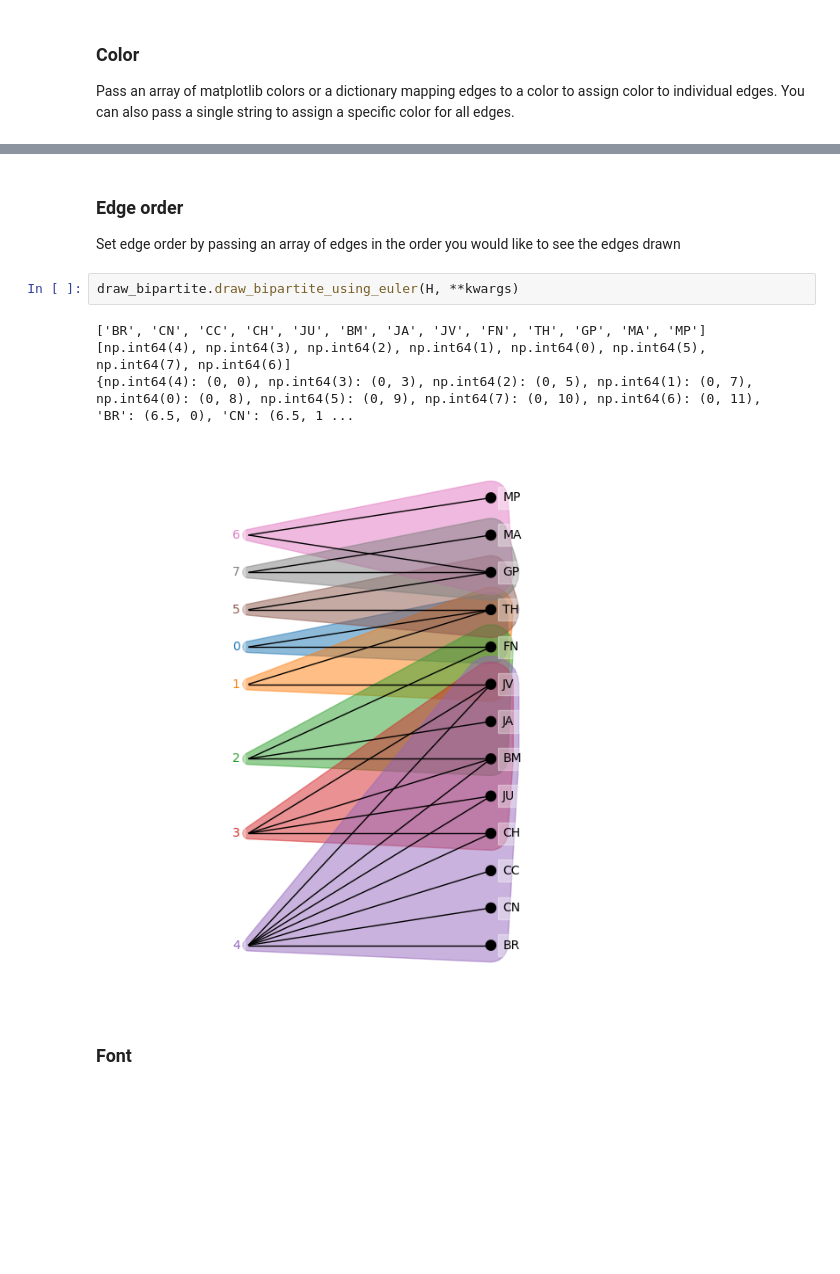
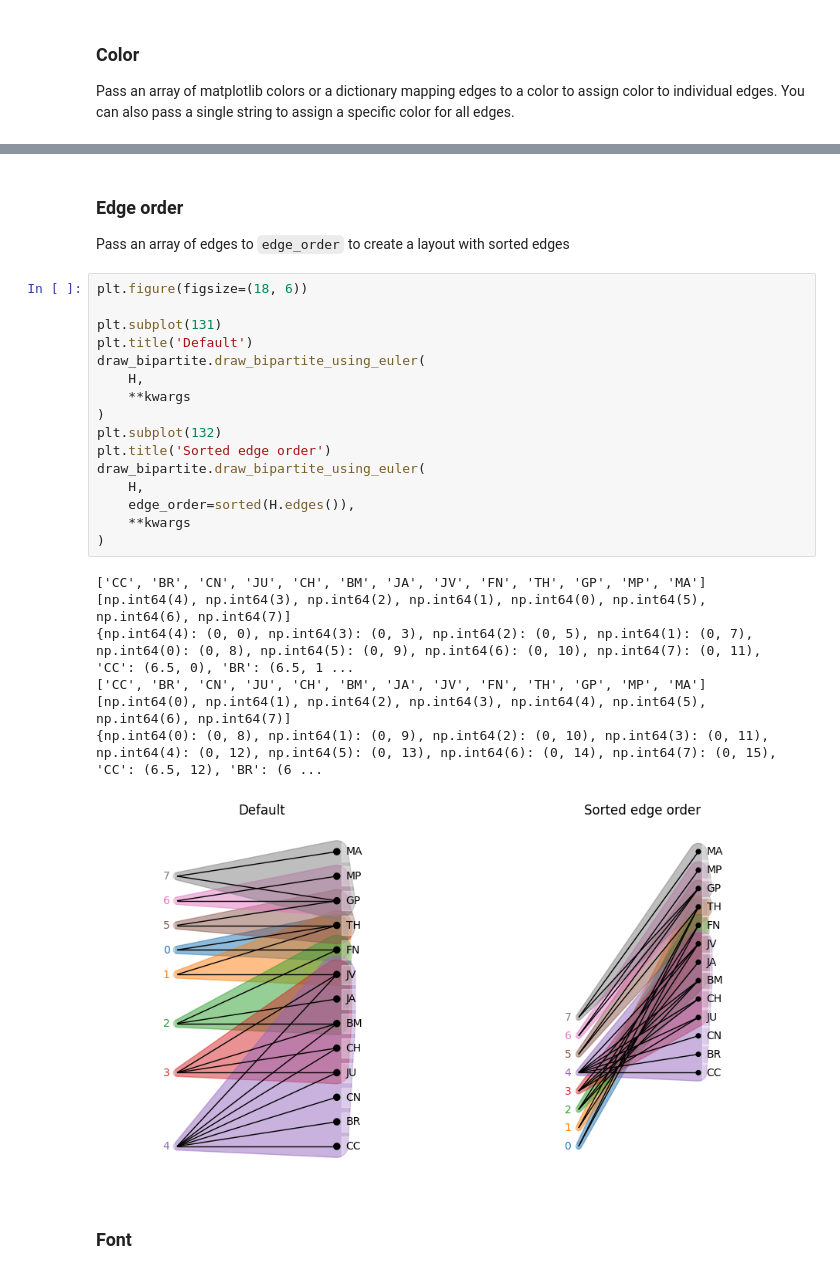
Before and after one commit to pnnl/HyperNetX, a Jupyter notebook: tutorials/dev/Advanced Visualization for Two Column Bipartite.ipynb, the cells around one changed output, grey strips where cells are left out. Saved outputs shown, nothing was run; the diff lists cells and outputs as text; blank space fills up the shorter version.

```diff
--- a/tutorials/dev/Advanced Visualization for Two Column Bipartite.ipynb
+++ b/tutorials/dev/Advanced Visualization for Two Column Bipartite.ipynb
@@ -60,12 +60,28 @@ draw_bipartite.draw_bipartite_using_euler(H, **kwargs)
 # %% [markdown]
 ### Edge order
-Set edge order by passing an array of edges in the order you would like to see the edges drawn
+Pass an array of edges to `edge_order` to create a layout with sorted edges
-# %%
-draw_bipartite.draw_bipartite_using_euler(H, **kwargs)
-# %% [output]
-['BR', 'CN', 'CC', 'CH', 'JU', 'BM', 'JA', 'JV', 'FN', 'TH', 'GP', 'MA', 'MP'] [np.int64(4), np.int64(3), np.int64(2), np.int64(1), np.int64(0), np.int64(5), np.int64(7), np.int64(6)]
-{np.int64(4): (0, 0), np.int64(3): (0, 3), np.int64(2): (0, 5), np.int64(1): (0, 7), np.int64(0): (0, 8), np.int64(5): (0, 9), np.int64(7): (0, 10), np.int64(6): (0, 11), 'BR': (6.5, 0), 'CN': (6.5, 1 ...
-[figure, removed]
+# %%
+plt.figure(figsize=(18, 6))
+
+plt.subplot(131)
+plt.title('Default')
+draw_bipartite.draw_bipartite_using_euler(
+    H,
+    **kwargs
+)
+plt.subplot(132)
+plt.title('Sorted edge order')
+draw_bipartite.draw_bipartite_using_euler(
+    H,
+    edge_order=sorted(H.edges()),
+    **kwargs
+)
+# %% [output]
+['CC', 'BR', 'CN', 'JU', 'CH', 'BM', 'JA', 'JV', 'FN', 'TH', 'GP', 'MP', 'MA'] [np.int64(4), np.int64(3), np.int64(2), np.int64(1), np.int64(0), np.int64(5), np.int64(6), np.int64(7)]
+{np.int64(4): (0, 0), np.int64(3): (0, 3), np.int64(2): (0, 5), np.int64(1): (0, 7), np.int64(0): (0, 8), np.int64(5): (0, 9), np.int64(6): (0, 10), np.int64(7): (0, 11), 'CC': (6.5, 0), 'BR': (6.5, 1 ...
+['CC', 'BR', 'CN', 'JU', 'CH', 'BM', 'JA', 'JV', 'FN', 'TH', 'GP', 'MP', 'MA'] [np.int64(0), np.int64(1), np.int64(2), np.int64(3), np.int64(4), np.int64(5), np.int64(6), np.int64(7)]
+{np.int64(0): (0, 8), np.int64(1): (0, 9), np.int64(2): (0, 10), np.int64(3): (0, 11), np.int64(4): (0, 12), np.int64(5): (0, 13), np.int64(6): (0, 14), np.int64(7): (0, 15), 'CC': (6.5, 12), 'BR': (6 ...
+[figure, added]
 # %% [markdown]
 ### Font
 # %% [markdown]
```
Also changed, not shown: parts of 2 cells of this notebook, 3 other files.
